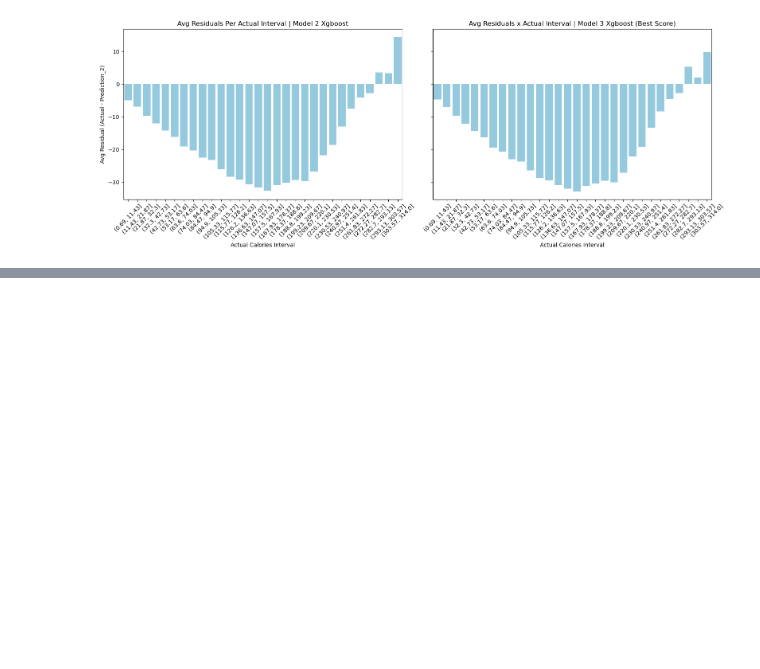
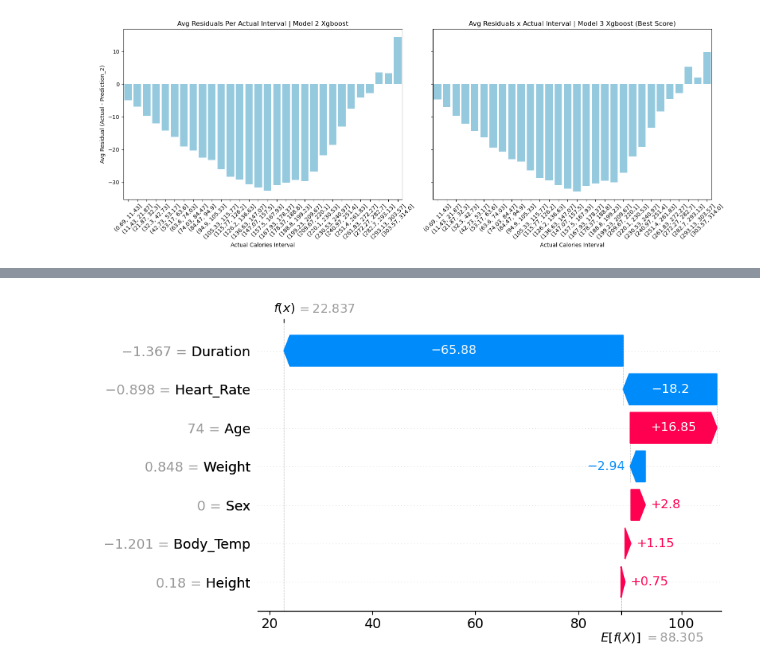
Before and after one commit to GuilhermeKnipl/Data-Science-Lab, a Jupyter notebook: frameworks_notebooks/Kaggle_Calories_EDA.ipynb, the cells around one changed output, grey strips where cells are left out. Saved outputs shown, nothing was run; the diff lists cells and outputs as text; code cells hidden in the pictures; blank space fills up the shorter version.

```diff
--- a/frameworks_notebooks/Kaggle_Calories_EDA.ipynb
+++ b/frameworks_notebooks/Kaggle_Calories_EDA.ipynb
@@ -128,0 +145,6 @@ plt.show()
+# %%
+explainer = shap.Explainer(xgb_3)
+shap_values = explainer(X_val)
+shap.plots.waterfall(shap_values[1])
+# %% [output]
+[figure, added]
```
Also changed, not shown: parts of 4 cells of this notebook.
